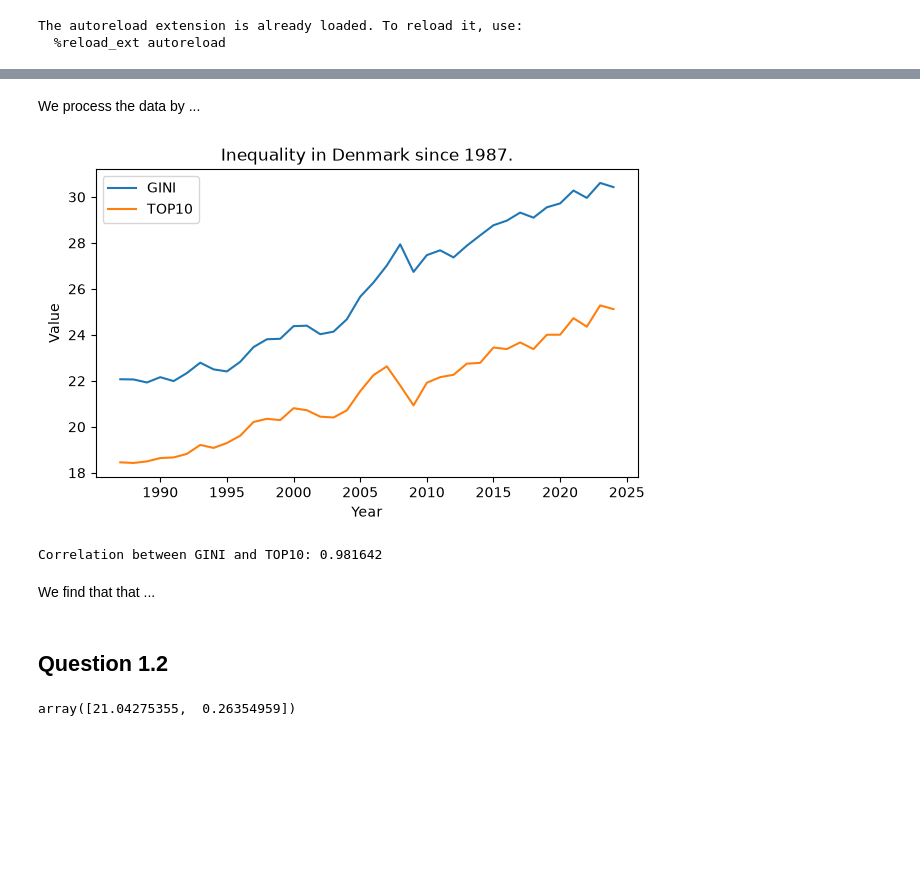
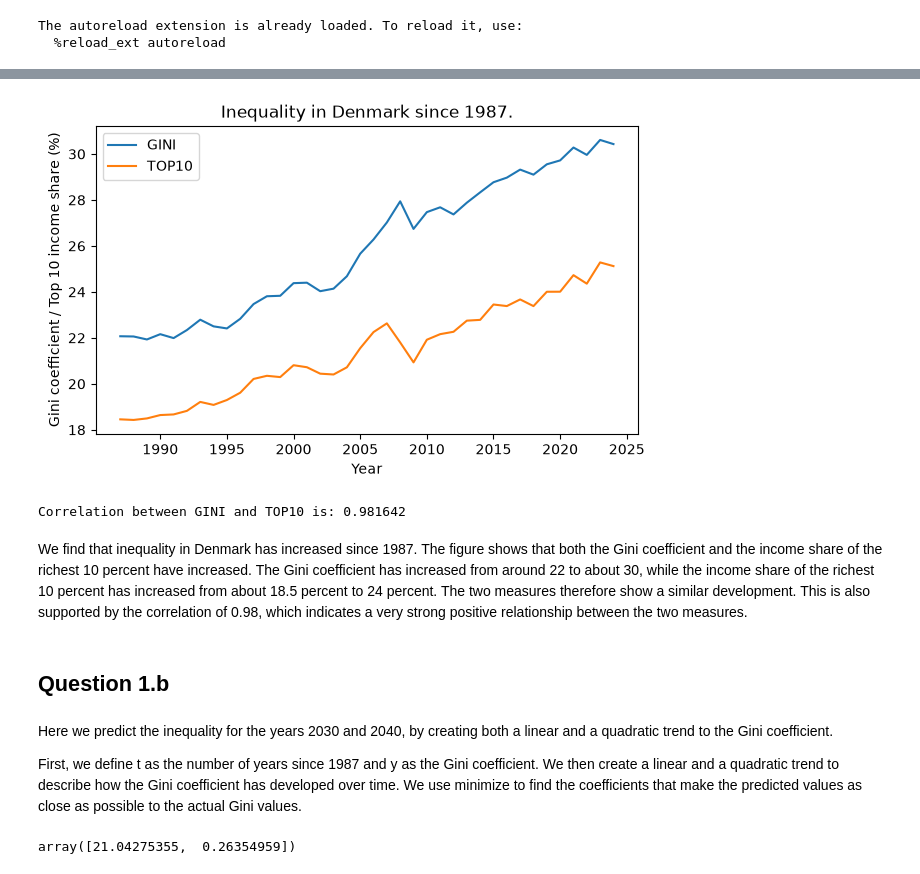
Before and after one commit to NumEconCopenhagen/projects-2025-philippa-ronya, a Jupyter notebook: 01_dataproject/Ronya_dataproject.ipynb, the cells around one changed output, grey strips where cells are left out. Cells and saved outputs as stored; diff of their text form; code cells hidden in the pictures; blank space fills up the shorter version.

```diff
--- a/01_dataproject/Ronya_dataproject.ipynb
+++ b/01_dataproject/Ronya_dataproject.ipynb
@@ -63,28 +22,30 @@ display(merged.head(100))
-# %% [markdown]
-We process the data by ...
 # %%
+# Plotting figure
 fig = plt.figure(figsize=(7,4))
 ax = fig.add_subplot(111)
 
-ax.plot(merged['TID'], merged['GINI'], label='GINI')
-ax.plot(merged['TID'], merged['TOP10'], label='TOP10')
+ax.plot(dp.merged['TID'], dp.merged['GINI'], label='GINI')
+ax.plot(dp.merged['TID'], dp.merged['TOP10'], label='TOP10')
 
 
 ax.set_title('Inequality in Denmark since 1987.')
 ax.set_xlabel('Year')
-ax.set_ylabel('Value')
-
+ax.set_ylabel('Gini coefficient / Top 10 income share (%)')
 ax.legend();
 # %% [output]
-[figure, old version]
+[figure, new version]
 # %%
 # Calculation of correlation between GINI and TOP10
 
-correlation = merged['GINI'].corr(merged['TOP10'])
-print(f'Correlation between GINI and TOP10: {correlation:.6f}')
+correlation = dp.merged['GINI'].corr(dp.merged['TOP10'])
+print(f'Correlation between GINI and TOP10 is: {correlation:.6f}')
 # %% [output]
-Correlation between GINI and TOP10: 0.981642
+Correlation between GINI and TOP10 is: 0.981642
-# %% [markdown]
-We find that that ...
+# %% [markdown]
+We find that inequality in Denmark has increased since 1987. The figure shows that both the Gini coefficient and the income share of the richest 10 percent have increased. The Gini coefficient has increased from around 22 to about 30, while the income share of the richest 10 percent has increased from about 18.5 percent to 24 percent. The two measures therefore show a similar development. This is also supported by the correlation of 0.98, which indicates a very strong positive relationship between the two measures.
 # %% [markdown]
-## Question 1.2
+## Question 1.b
+# %% [markdown]
+Here we predict the inequality for the years 2030 and 2040, by creating both a linear and a quadratic trend to the Gini coefficient.
+
+First, we define t as the number of years since 1987 and y as the Gini coefficient. We then create a linear and a quadratic trend to describe how the Gini coefficient has developed over time. We use minimize to find the coefficients that make the predicted values as close as possible to the actual Gini values.
```
Also changed, not shown: parts of 30 cells of this notebook, 2 other files.
